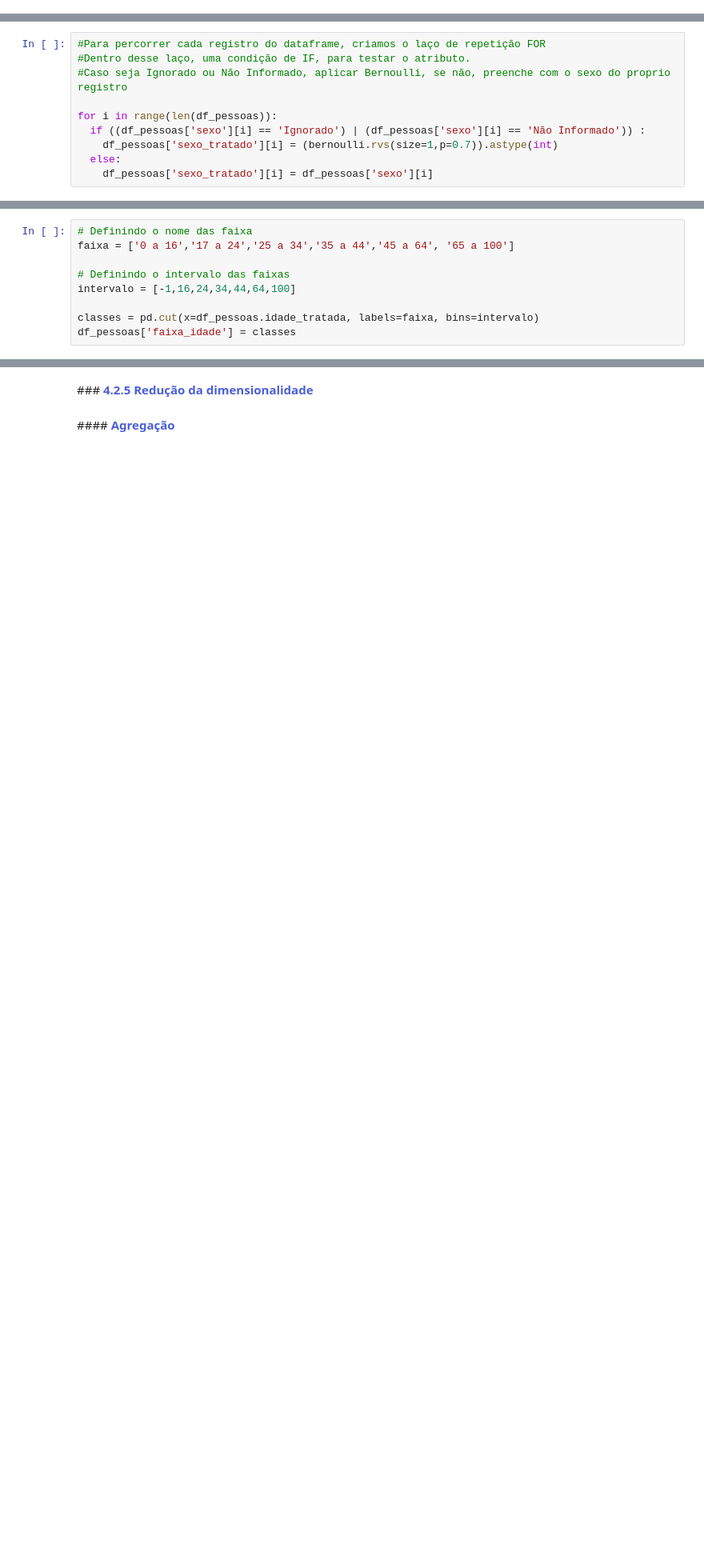
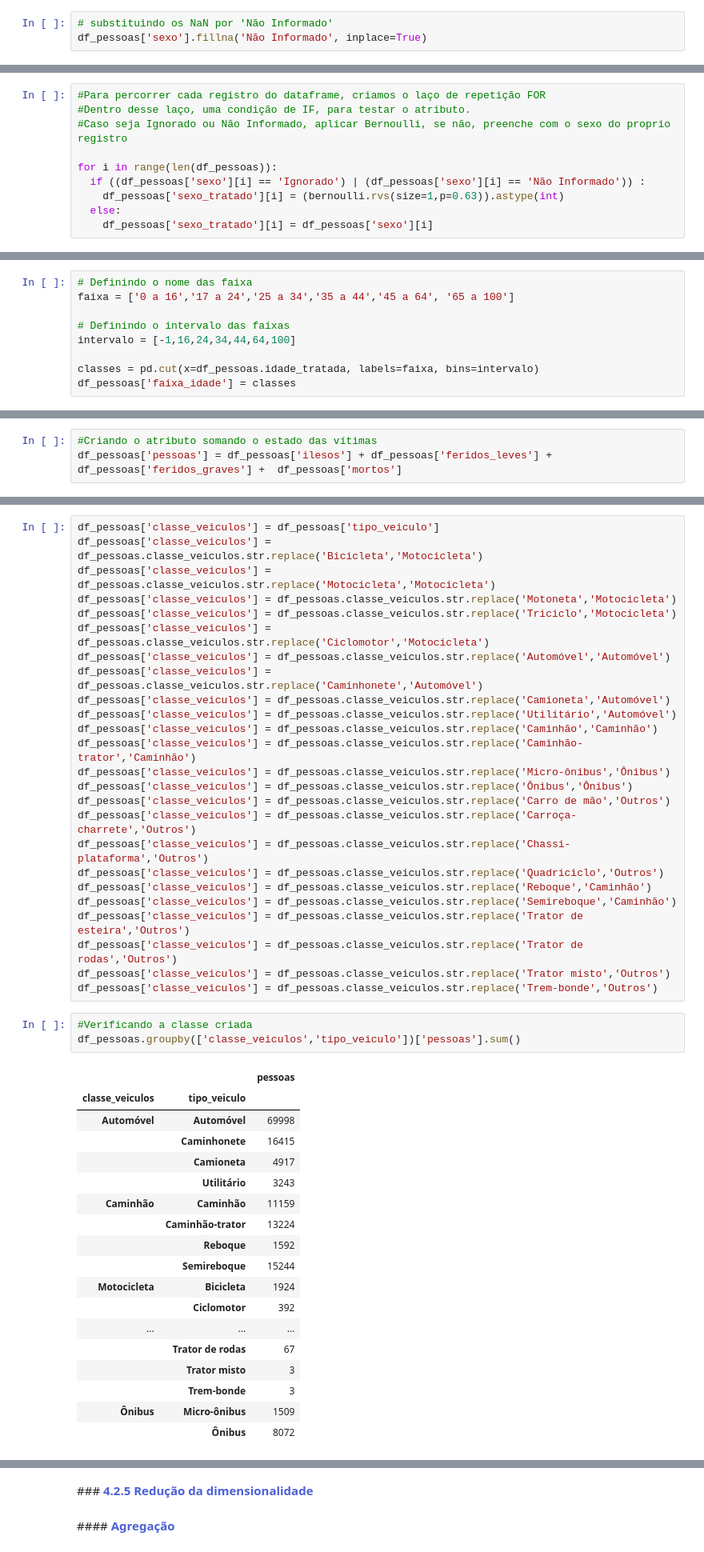
Before and after one commit to gabrielmprata/acidentes_transito, a Jupyter notebook: Acidentes_Rodoviarios_PreProc.ipynb, the cells around one changed output, grey strips where cells are left out. Shown at 80% size. Drawn from its saved outputs; the diff is of its cells as text; blank space fills up the shorter version.

```diff
--- a/Acidentes_Rodoviarios_PreProc.ipynb
+++ b/Acidentes_Rodoviarios_PreProc.ipynb
@@ -1048,3 +1049,6 @@ Como temos cerca de 70% de vitimas do sexo Masculino nos valores conhecidos, ire
+# %%
+# substituindo os NaN por 'Não Informado'
+df_pessoas['sexo'].fillna('Não Informado', inplace=True)
 # %%
 #Vamos criar o atributo "sexo_tratado"
 df_pessoas['sexo_tratado'] = df_pessoas['sexo']
@@ -1055,7 +1059,7 @@ df_pessoas['sexo_tratado'] = df_pessoas['sexo']
 
 for i in range(len(df_pessoas)):
   if ((df_pessoas['sexo'][i] == 'Ignorado') | (df_pessoas['sexo'][i] == 'Não Informado')) :
-    df_pessoas['sexo_tratado'][i] = (bernoulli.rvs(size=1,p=0.7)).astype(int)
+    df_pessoas['sexo_tratado'][i] = (bernoulli.rvs(size=1,p=0.63)).astype(int)
   else:
     df_pessoas['sexo_tratado'][i] = df_pessoas['sexo'][i]
 # %% [markdown]
@@ -1145,0 +1156,3 @@ df_pessoas['faixa_idade'] = classes
+# %%
+#Criando o atributo somando o estado das vítimas
+df_pessoas['pessoas'] = df_pessoas['ilesos'] + df_pessoas['feridos_leves'] +	df_pessoas['feridos_graves'] +	df_pessoas['mortos']
@@ -1145,0 +1163,47 @@ df_pessoas['faixa_idade'] = classes
+# %%
+df_pessoas['classe_veiculos'] = df_pessoas['tipo_veiculo']
+df_pessoas['classe_veiculos'] = df_pessoas.classe_veiculos.str.replace('Bicicleta','Motocicleta')
+df_pessoas['classe_veiculos'] = df_pessoas.classe_veiculos.str.replace('Motocicleta','Motocicleta')
+df_pessoas['classe_veiculos'] = df_pessoas.classe_veiculos.str.replace('Motoneta','Motocicleta')
+df_pessoas['classe_veiculos'] = df_pessoas.classe_veiculos.str.replace('Triciclo','Motocicleta')
+df_pessoas['classe_veiculos'] = df_pessoas.classe_veiculos.str.replace('Ciclomotor','Motocicleta')
+df_pessoas['classe_veiculos'] = df_pessoas.classe_veiculos.str.replace('Automóvel','Automóvel')
+df_pessoas['classe_veiculos'] = df_pessoas.classe_veiculos.str.replace('Caminhonete','Automóvel')
+df_pessoas['classe_veiculos'] = df_pessoas.classe_veiculos.str.replace('Camioneta','Automóvel')
+df_pessoas['classe_veiculos'] = df_pessoas.classe_veiculos.str.replace('Utilitário','Automóvel')
+df_pessoas['classe_veiculos'] = df_pessoas.classe_veiculos.str.replace('Caminhão','Caminhão')
+df_pessoas['classe_veiculos'] = df_pessoas.classe_veiculos.str.replace('Caminhão-trator','Caminhão')
+df_pessoas['classe_veiculos'] = df_pessoas.classe_veiculos.str.replace('Micro-ônibus','Ônibus')
+df_pessoas['classe_veiculos'] = df_pessoas.classe_veiculos.str.replace('Ônibus','Ônibus')
+df_pessoas['classe_veiculos'] = df_pessoas.classe_veiculos.str.replace('Carro de mão','Outros')
+df_pessoas['classe_veiculos'] = df_pessoas.classe_veiculos.str.replace('Carroça-charrete','Outros')
+df_pessoas['classe_veiculos'] = df_pessoas.classe_veiculos.str.replace('Chassi-plataforma','Outros')
+df_pessoas['classe_veiculos'] = df_pessoas.classe_veiculos.str.replace('Quadriciclo','Outros')
+df_pessoas['classe_veiculos'] = df_pessoas.classe_veiculos.str.replace('Reboque','Caminhão')
+df_pessoas['classe_veiculos'] = df_pessoas.classe_veiculos.str.replace('Semireboque','Caminhão')
+df_pessoas['classe_veiculos'] = df_pessoas.classe_veiculos.str.replace('Trator de esteira','Outros')
+df_pessoas['classe_veiculos'] = df_pessoas.classe_veiculos.str.replace('Trator de rodas','Outros')
+df_pessoas['classe_veiculos'] = df_pessoas.classe_veiculos.str.replace('Trator misto','Outros')
+df_pessoas['classe_veiculos'] = df_pessoas.classe_veiculos.str.replace('Trem-bonde','Outros')
+# %%
+#Verificando a classe criada
+df_pessoas.groupby(['classe_veiculos','tipo_veiculo'])['pessoas'].sum()
+# %% [output]
+|  |  | pessoas |
+| classe_veiculos | tipo_veiculo |  |
+| Automóvel | Automóvel | 69998 |
+|  | Caminhonete | 16415 |
+|  | Camioneta | 4917 |
+|  | Utilitário | 3243 |
+| Caminhão | Caminhão | 11159 |
+|  | Caminhão-trator | 13224 |
+|  | Reboque | 1592 |
+|  | Semireboque | 15244 |
+| Motocicleta | Bicicleta | 1924 |
+|  | Ciclomotor | 392 |
+| ... | ... | ... |
+|  | Trator de rodas | 67 |
+|  | Trator misto | 3 |
+|  | Trem-bonde | 3 |
+| Ônibus | Micro-ônibus | 1509 |
+|  | Ônibus | 8072 |
```
Also changed, not shown: parts of 10 cells of this notebook.
